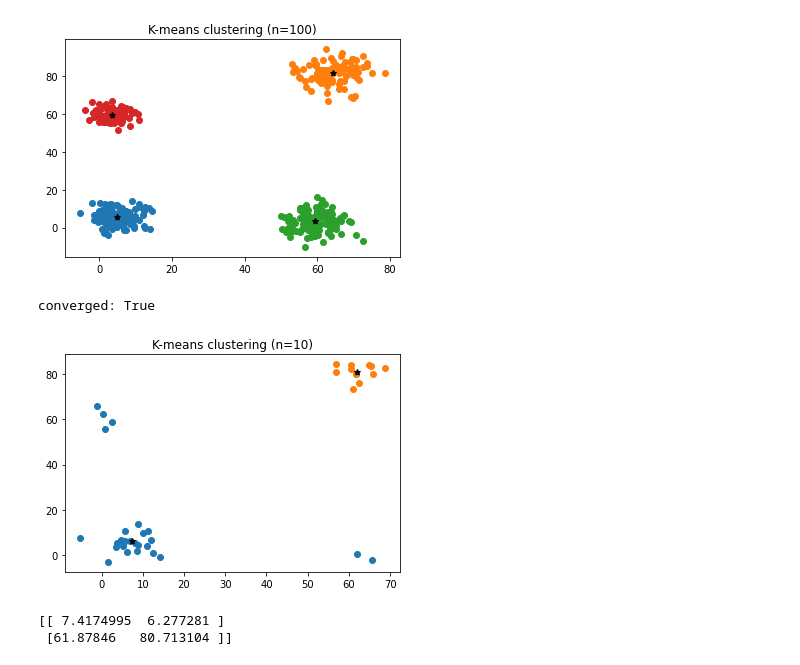
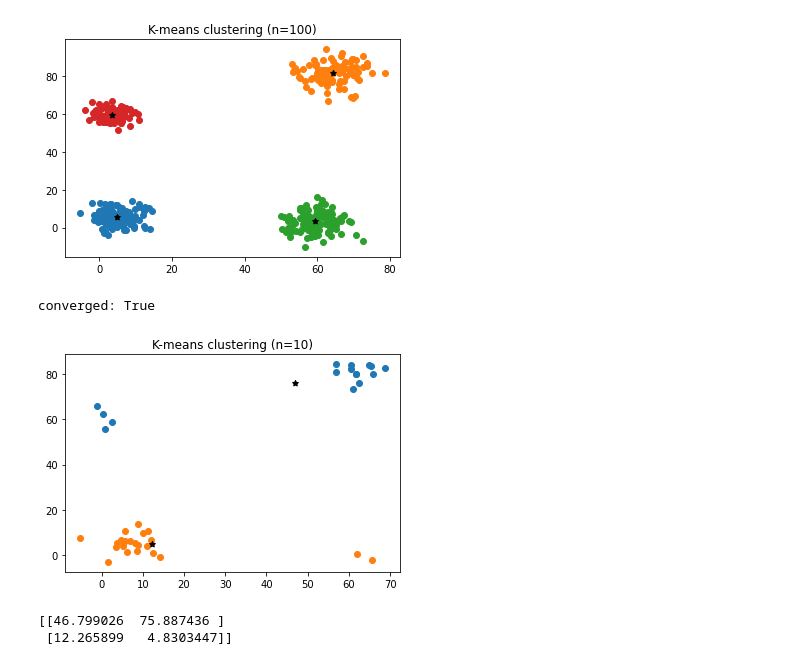
Before and after one commit to RasmusML/nowcluster, a Jupyter notebook: playground.ipynb, the cells around one changed output. Saved outputs shown, nothing was run; the diff lists cells and outputs as text; code cells hidden in the pictures.

```diff
--- a/playground.ipynb
+++ b/playground.ipynb
@@ -18,7 +16,7 @@ y = np.random.normal(0, 5, n)
 X = np.stack((x,y), axis=1)
 X = X.astype(np.float32)
 
-fractalKMeans = pynowcluster.clusters.FractalKMeans().process(X, min_cluster_size=10, objective_function="wcs")
+fractalKMeans = pynowcluster.clusters.FractalKMeans().process(X, num_child_clusters=3, min_cluster_size=10, objective_function="wcs")
 
 layers = fractalKMeans.get_num_layers()
 
@@ -88,34 +86,34 @@ np.random.seed(0)
 data_size = 10
 num_clusters = 2
 
 # sample from Gaussians
 data1 = np.random.normal((5,5), (4, 4), (20,2))
 data2 = np.random.normal((4,60), (3,3), (4, 2))
 data3 = np.random.normal((65, 82), (5, 5), (12,2))
 data4 = np.random.normal((60, 4), (5, 5), (2,2))
 
 # Combine the data to create the final dataset
 X = np.concatenate((data1,data2, data3, data4), axis = 0)
 X = X.astype(np.float32)
 
-kMeans = pynowcluster.clusters.KMeans().process(X, num_clusters, centroid_init=X[:num_clusters,:], objective_function="wcs")
+kMeans = pynowcluster.clusters.KMeans().process(X, num_clusters, objective_function="wcss")
 print("converged:", kMeans.converged)
 
 centroids = np.empty((num_clusters, X.shape[1]))
 
 for i in range(num_clusters):
     samples = X[kMeans.clusters == i]
     plt.scatter(samples[:,0], samples[:,1])
 
 plt.scatter(kMeans.centroids[:,0], kMeans.centroids[:,1], marker=(5,1), color="black")
 
 
 plt.title(f"K-means clustering (n={data_size})")
 plt.show()
 
 print(kMeans.centroids)
 # %% [output]
 converged: True
-[figure, old version]
+[figure, new version]
-[[ 7.4174995  6.277281 ]
- [61.87846   80.713104 ]]
+[[46.799026  75.887436 ]
+ [12.265899   4.8303447]]
```
Also changed, not shown: parts of 2 cells of this notebook, 29 other files.
